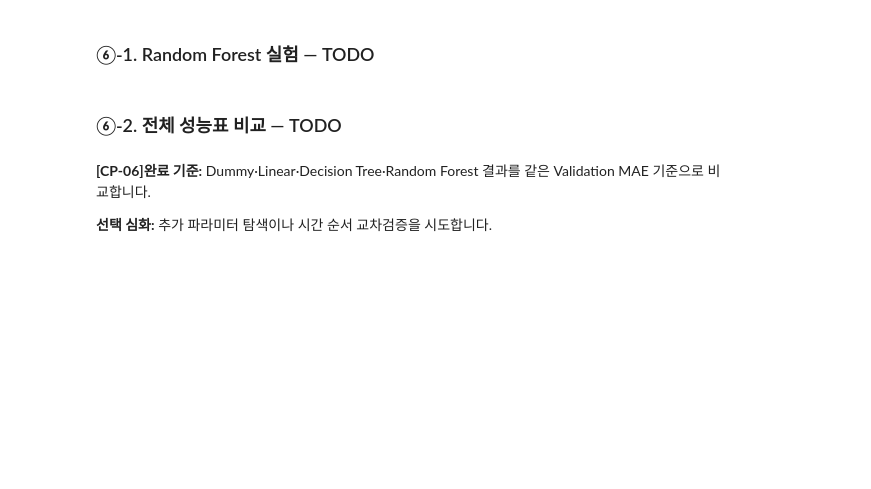
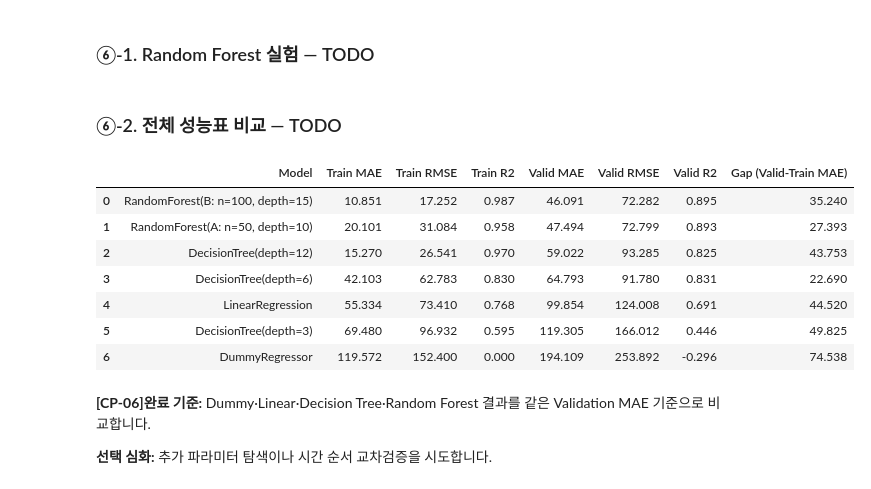
Before and after one commit to iremys/ai-mini-projects, a Jupyter notebook: mini-project-01/code/01_regression_bike_demand.ipynb, the cells around one changed output. Saved outputs shown, nothing was run; the diff lists cells and outputs as text; code cells hidden in the pictures; blank space fills up the shorter version.

```diff
--- a/mini-project-01/code/01_regression_bike_demand.ipynb
+++ b/mini-project-01/code/01_regression_bike_demand.ipynb
@@ -752,14 +784,23 @@ for key, params in rf_configs.items():
 # %%
 # [공통] 지금까지 누적한 모델 결과
 results_df = pd.DataFrame(results)
 
 # TODO 6-3. Validation MAE가 낮은 순서로 정렬하고 인덱스를 정리합니다.
-results_df = ...
+results_df = results_df.sort_values("Valid MAE").reset_index(drop=True)
 
 # TODO 6-4. Validation MAE - Train MAE를 계산합니다.
-results_df["Gap (Valid-Train MAE)"] = ...
+results_df["Gap (Valid-Train MAE)"] = results_df["Valid MAE"] - results_df["Train MAE"]
 
 display(results_df.round(3))
+# %% [output]
+|  | Model | Train MAE | Train RMSE | Train R2 | Valid MAE | Valid RMSE | Valid R2 | Gap (Valid-Train MAE) |
+| 0 | RandomForest(B: n=100, depth=15) | 10.851 | 17.252 | 0.987 | 46.091 | 72.282 | 0.895 | 35.240 |
+| 1 | RandomForest(A: n=50, depth=10) | 20.101 | 31.084 | 0.958 | 47.494 | 72.799 | 0.893 | 27.393 |
+| 2 | DecisionTree(depth=12) | 15.270 | 26.541 | 0.970 | 59.022 | 93.285 | 0.825 | 43.753 |
+| 3 | DecisionTree(depth=6) | 42.103 | 62.783 | 0.830 | 64.793 | 91.780 | 0.831 | 22.690 |
+| 4 | LinearRegression | 55.334 | 73.410 | 0.768 | 99.854 | 124.008 | 0.691 | 44.520 |
+| 5 | DecisionTree(depth=3) | 69.480 | 96.932 | 0.595 | 119.305 | 166.012 | 0.446 | 49.825 |
+| 6 | DummyRegressor | 119.572 | 152.400 | 0.000 | 194.109 | 253.892 | -0.296 | 74.538 |
 # %% [markdown]
 **[CP-06]완료 기준:** Dummy·Linear·Decision Tree·Random Forest 결과를 같은 Validation MAE 기준으로 비교합니다.
 
```
Also changed, not shown: parts of 15 cells of this notebook, 2 other files.
